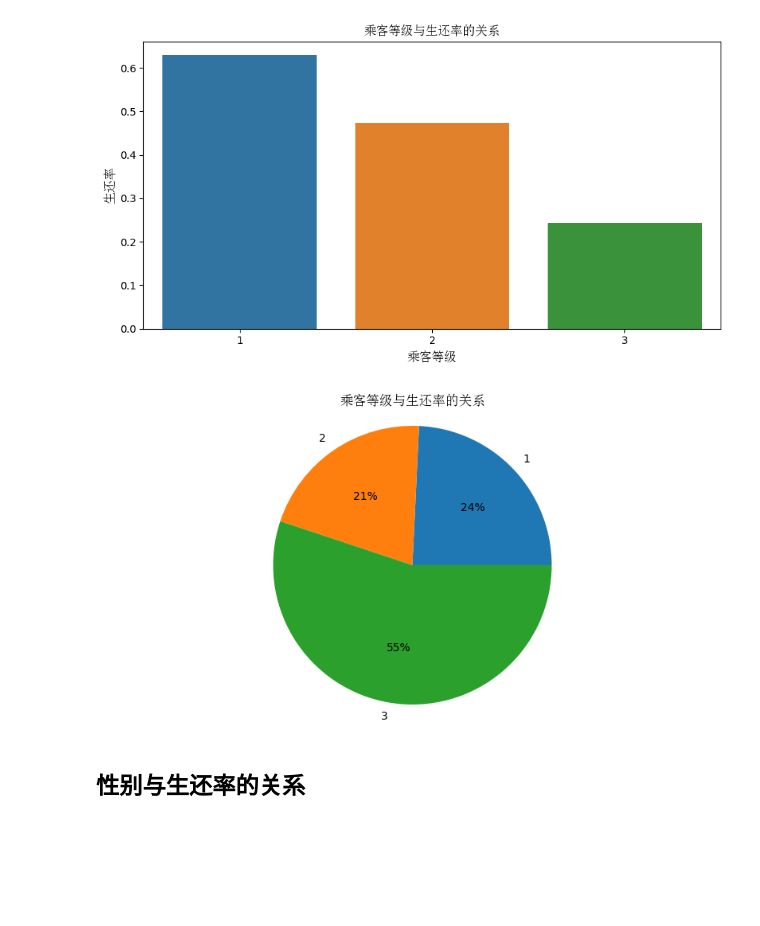
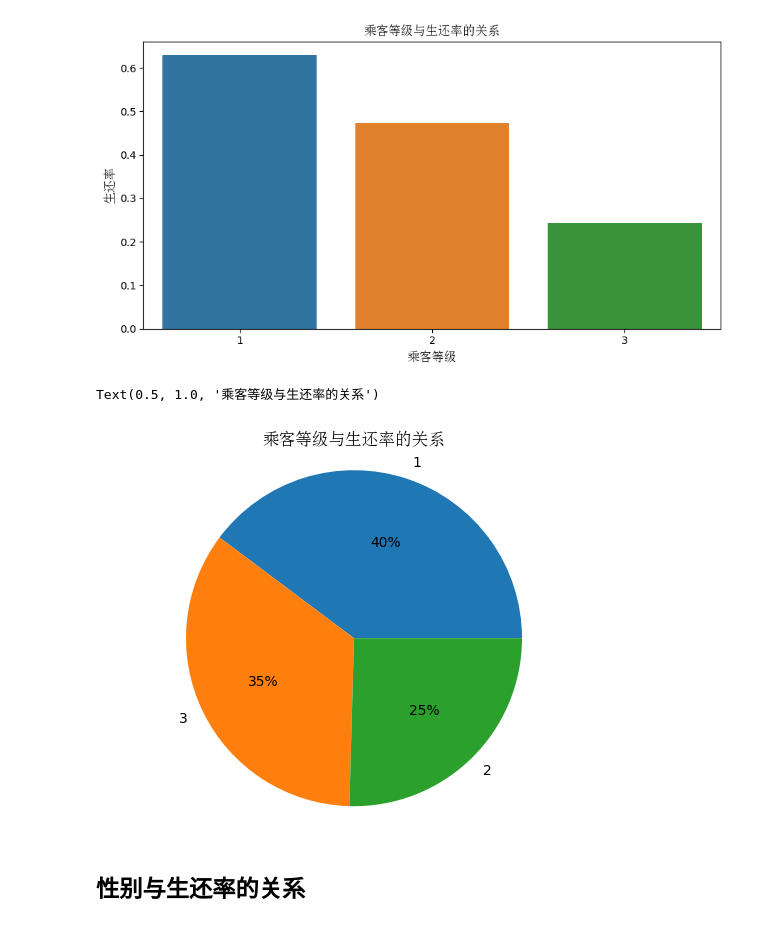
Before and after one commit to inspireMeNow/python-practice, a Jupyter notebook: day13/main.ipynb, the cells around one changed output. Drawn from its saved outputs; the diff is of its cells as text; code cells hidden in the pictures; blank space fills up the shorter version.

```diff
--- a/day13/main.ipynb
+++ b/day13/main.ipynb
@@ -85,19 +95,21 @@ plt.ylabel('生还率', fontproperties=font)
 plt.show()
 # %% [output]
 [figure]
-# %%
-data.pivot_table(values='Name', index='Pclass', aggfunc='count')
-plt.figure(figsize=(10, 5))  # 创建画布
-temp = data[['Pclass', 'Name']].groupby(['Pclass']).count()
-sum = temp.values[1][0] + temp.values[0][0]+temp.values[2][0]
-plt.pie([temp.values[0][0]/sum, temp.values[1][0]/sum, temp.values[2]
-        [0]/sum], labels=['1', '2', '3'], autopct='%1.0f%%')
-plt.axis("equal")
-plt.title('乘客等级与生还率的关系',fontproperties=font)
-# 绘制标准的圆形图
-plt.show()
-# %% [output]
-[figure, removed]
+# %%
+survived_data = data[data['Survived'] == 1]
+# 计算各乘客等级生还人数
+pclass_counts = survived_data['Pclass'].value_counts()
+# 计算生还人数总数
+total_survived = pclass_counts.sum()
+# 计算各乘客等级占生还人数总数的比例
+pclass_ratios = pclass_counts / total_survived
+# 输出结果
+plt.pie(pclass_ratios.values, labels=pclass_ratios.index, autopct='%1.0f%%')
+plt.axis("equal")
+plt.title('乘客等级与生还率的关系',fontproperties=font)
+# %% [output]
+Text(0.5, 1.0, '乘客等级与生还率的关系')
+[figure, added]
 # %% [markdown]
 ## 性别与生还率的关系
 # %%
```
Also changed, not shown: parts of 12 cells of this notebook.
